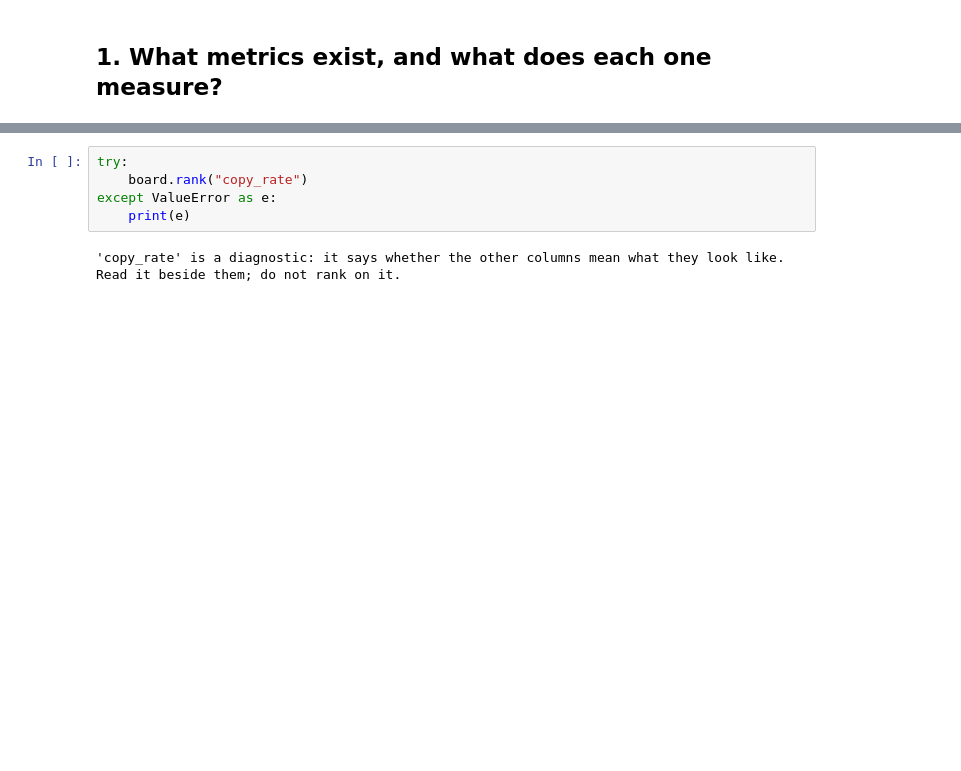
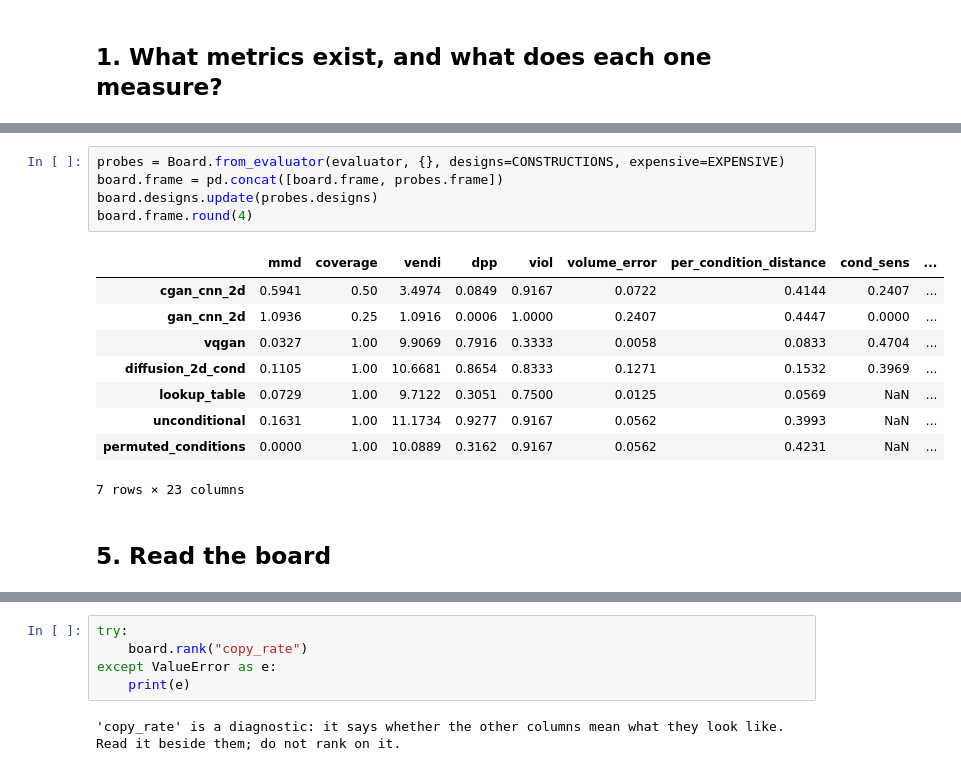
Before and after one commit to IDEALLab/EngiOpt, a Jupyter notebook: example_metrics_suite.ipynb, the cells around one changed output, grey strips where cells are left out. Cells and saved outputs as stored; diff of their text form; blank space fills up the shorter version.

```diff
--- a/example_metrics_suite.ipynb
+++ b/example_metrics_suite.ipynb
@@ -149,3 +176,20 @@ Ask the board to read itself:
+# %%
+probes = Board.from_evaluator(evaluator, {}, designs=CONSTRUCTIONS, expensive=EXPENSIVE)
+board.frame = pd.concat([board.frame, probes.frame])
+board.designs.update(probes.designs)
+board.frame.round(4)
+# %% [output]
+|  | mmd | coverage | vendi | dpp | viol | volume_error | per_condition_distance | cond_sens | ... |
+| cgan_cnn_2d | 0.5941 | 0.50 | 3.4974 | 0.0849 | 0.9167 | 0.0722 | 0.4144 | 0.2407 | ... |
+| gan_cnn_2d | 1.0936 | 0.25 | 1.0916 | 0.0006 | 1.0000 | 0.2407 | 0.4447 | 0.0000 | ... |
+| vqgan | 0.0327 | 1.00 | 9.9069 | 0.7916 | 0.3333 | 0.0058 | 0.0833 | 0.4704 | ... |
+| diffusion_2d_cond | 0.1105 | 1.00 | 10.6681 | 0.8654 | 0.8333 | 0.1271 | 0.1532 | 0.3969 | ... |
+| lookup_table | 0.0729 | 1.00 | 9.7122 | 0.3051 | 0.7500 | 0.0125 | 0.0569 | NaN | ... |
+| unconditional | 0.1631 | 1.00 | 11.1734 | 0.9277 | 0.9167 | 0.0562 | 0.3993 | NaN | ... |
+| permuted_conditions | 0.0000 | 1.00 | 10.0889 | 0.3162 | 0.9167 | 0.0562 | 0.4231 | NaN | ... |
+7 rows × 23 columns
+# %% [markdown]
+## 5. Read the board
 # %%
 board.explain()
 # %% [output]
```
Also changed, not shown: parts of 44 cells of this notebook, 3 other files.
